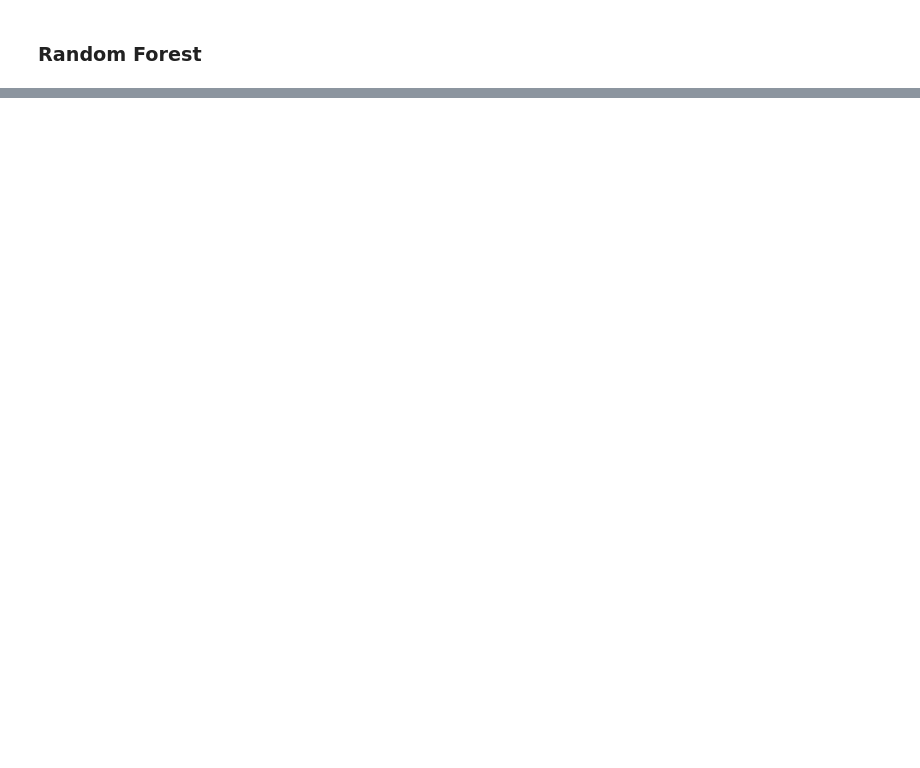
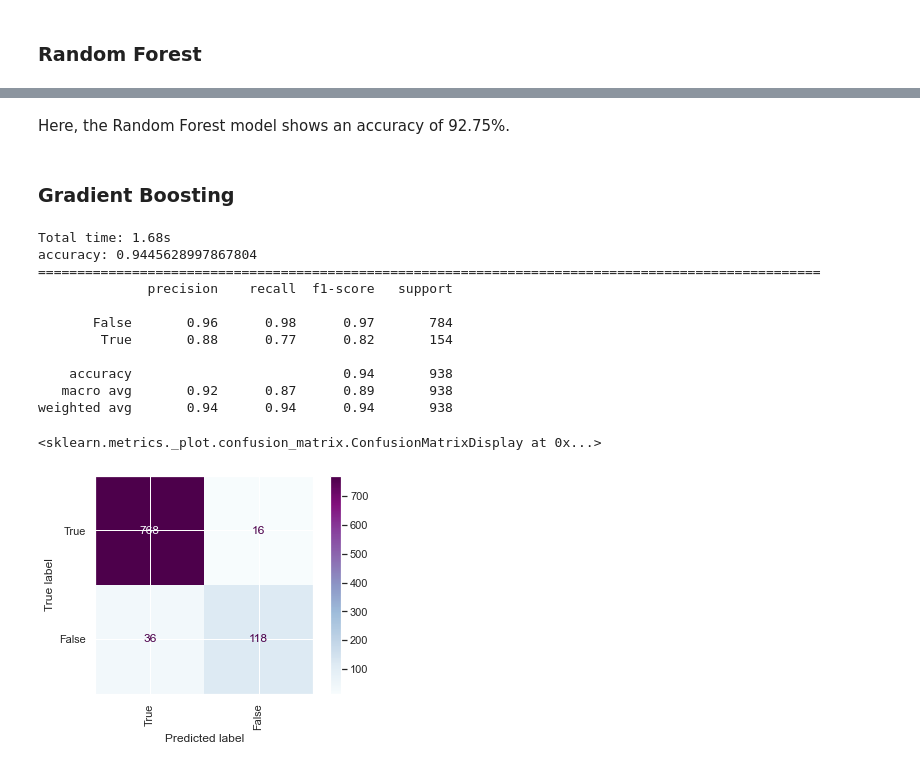
Before and after one commit to joann-balraj/Asteroids-Predicting_Hazardous_or_Not, a Jupyter notebook: Workbook.ipynb, the cells around one changed output, grey strips where cells are left out. Saved outputs shown, nothing was run; the diff lists cells and outputs as text; code cells hidden in the pictures; blank space fills up the shorter version.

Commit message:
gradient boosting

```diff
--- a/Workbook.ipynb
+++ b/Workbook.ipynb
@@ -507,0 +585,31 @@ plot_confusion_matrix(rf_model, test_x, test_y, display_labels=labels, xticks_ro
+# %% [markdown]
+Here, the Random Forest model shows an accuracy of 92.75%.
+# %% [markdown]
+### Gradient Boosting
+# %%
+# define the model
+gb_model = GradientBoostingClassifier(n_estimators=50, max_depth=10, random_state=2)
+
+# fit and predict
+st_time = time.time()
+predictions, accuracy, metrics_report, gb_prf = train_test_model(gb_model, train_x, test_x, train_y, test_y, labels)
+en_time = time.time()
+print('Total time: {:.2f}s'.format(en_time-st_time))
+print('accuracy: {}'.format(accuracy))
+print('='*100)
+print(metrics_report)
+plot_confusion_matrix(gb_model, test_x, test_y, display_labels=labels, xticks_rotation='vertical', cmap="BuPu")
+# %% [output]
+Total time: 1.68s
+accuracy: 0.9445628997867804
+====================================================================================================
+              precision    recall  f1-score   support
+
+       False       0.96      0.98      0.97       784
+        True       0.88      0.77      0.82       154
+
+    accuracy                           0.94       938
+   macro avg       0.92      0.87      0.89       938
+weighted avg       0.94      0.94      0.94       938
+<sklearn.metrics._plot.confusion_matrix.ConfusionMatrixDisplay at 0x...>
+[figure, added]
```
Also changed, not shown: parts of 14 cells of this notebook.
